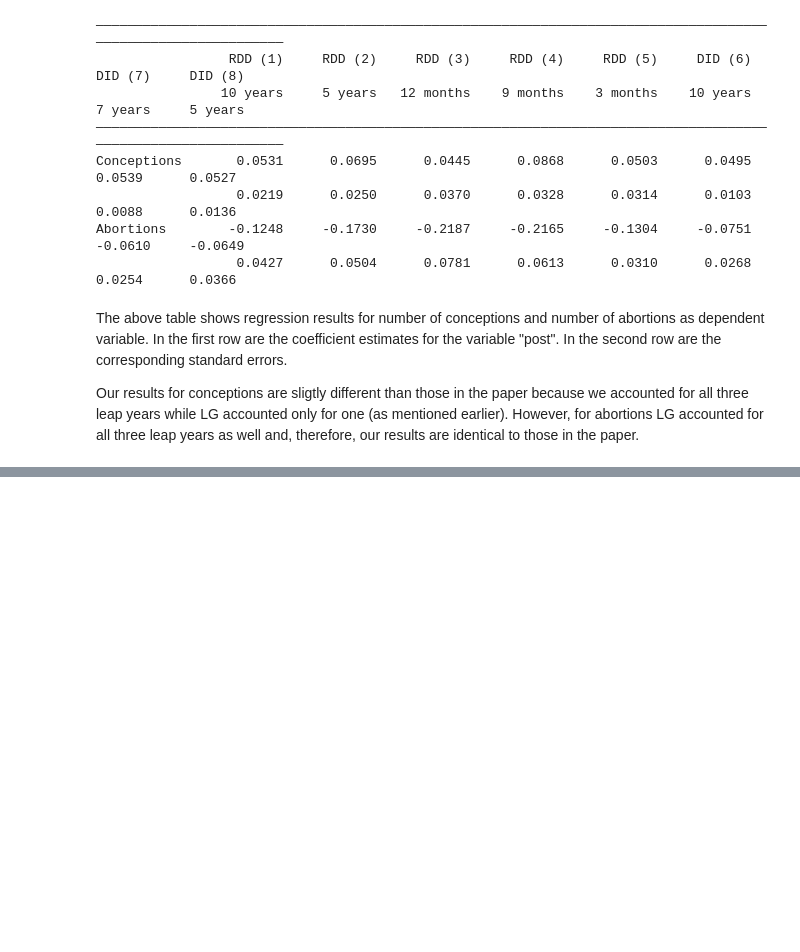
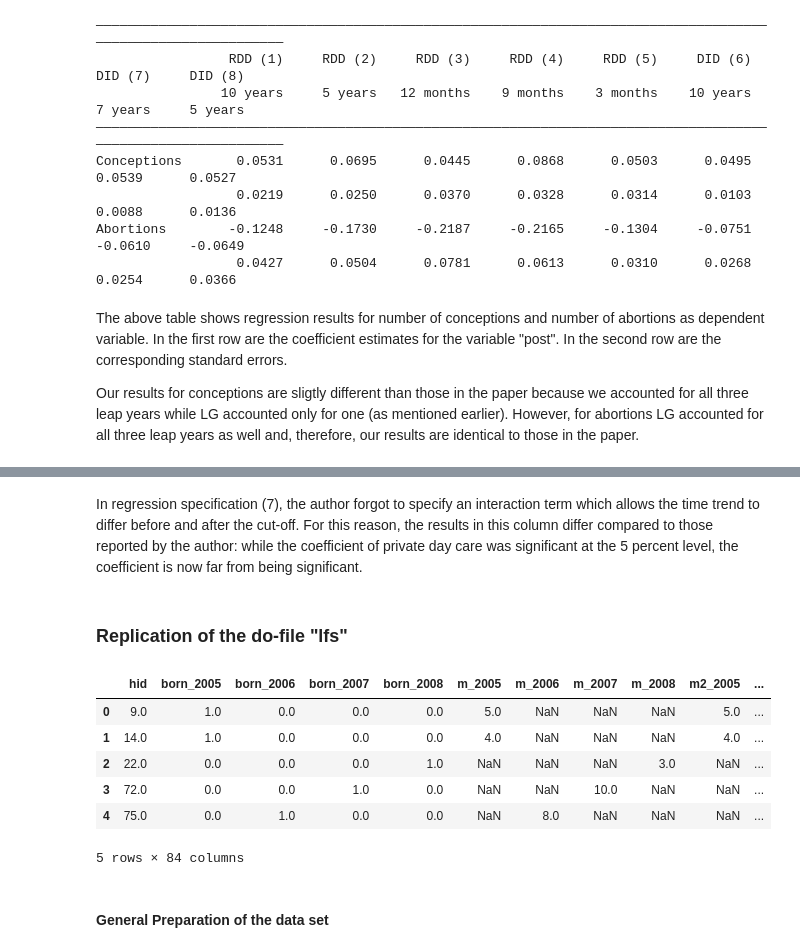
Before and after one commit to marclipfert/student-project-antonia-marc, a Jupyter notebook: student_project_Antonia_Marc.ipynb, the cells around one changed output, grey strips where cells are left out. Drawn from its saved outputs; the diff is of its cells as text; code cells hidden in the pictures; blank space fills up the shorter version.

```diff
--- a/student_project_Antonia_Marc.ipynb
+++ b/student_project_Antonia_Marc.ipynb
@@ -574,0 +889,19 @@ Our results for conceptions are sligtly different than those in the paper becaus
+# %% [markdown]
+In regression specification (7), the author forgot to specify an interaction term which allows the time trend to differ before and after the cut-off. For this reason, the results  in this column differ compared to those reported by the author: while the coefficient of private day care was significant at the 5 percent level, the coefficient is now far from being significant.
+# %% [markdown]
+### Replication of the do-file "lfs"
+# %%
+# read data in:
+
+df_lfs = pd.read_stata("data/data_lfs_20110196.dta")
+df.head()
+# %% [output]
+|  | hid | born_2005 | born_2006 | born_2007 | born_2008 | m_2005 | m_2006 | m_2007 | m_2008 | m2_2005 | ... |
+| 0 | 9.0 | 1.0 | 0.0 | 0.0 | 0.0 | 5.0 | NaN | NaN | NaN | 5.0 | ... |
+| 1 | 14.0 | 1.0 | 0.0 | 0.0 | 0.0 | 4.0 | NaN | NaN | NaN | 4.0 | ... |
+| 2 | 22.0 | 0.0 | 0.0 | 0.0 | 1.0 | NaN | NaN | NaN | 3.0 | NaN | ... |
+| 3 | 72.0 | 0.0 | 0.0 | 1.0 | 0.0 | NaN | NaN | 10.0 | NaN | NaN | ... |
+| 4 | 75.0 | 0.0 | 1.0 | 0.0 | 0.0 | NaN | 8.0 | NaN | NaN | NaN | ... |
+5 rows × 84 columns
+# %% [markdown]
+#### General Preparation of the data set
```
Also changed, not shown: parts of 27 cells of this notebook, 1 other file.
